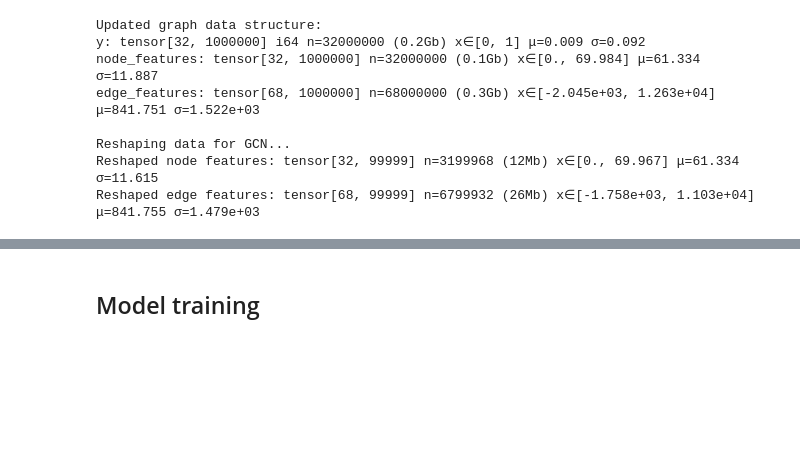
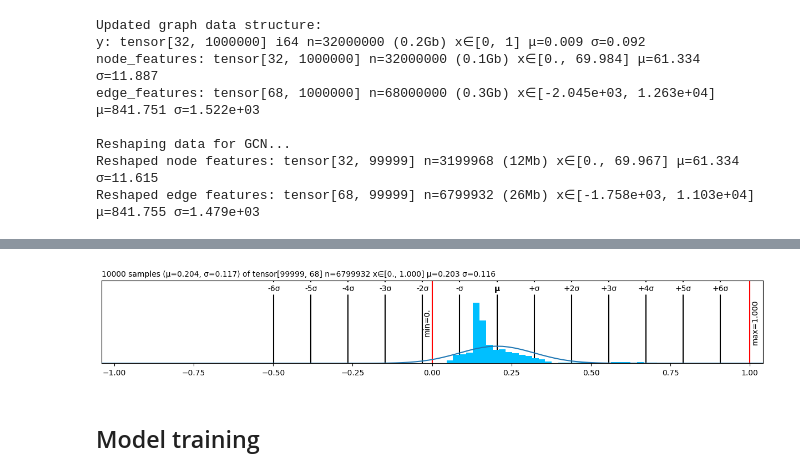
Before and after one commit to pasqualedem/GNNLeakDetection, a Jupyter notebook: 06_GAT.ipynb, the cells around one changed output, grey strips where cells are left out. Cells and saved outputs as stored; diff of their text form; code cells hidden in the pictures; blank space fills up the shorter version.

```diff
--- a/06_GAT.ipynb
+++ b/06_GAT.ipynb
@@ -109,3 +124,7 @@ graph_data.y = y
+# %%
+graph_data.edge_features.T.plt
+# %% [output]
+[figure, added]
 # %%
 num_graphs = graph_data.y.shape[1]
 graphs = []
```
Also changed, not shown: parts of 15 cells of this notebook.
